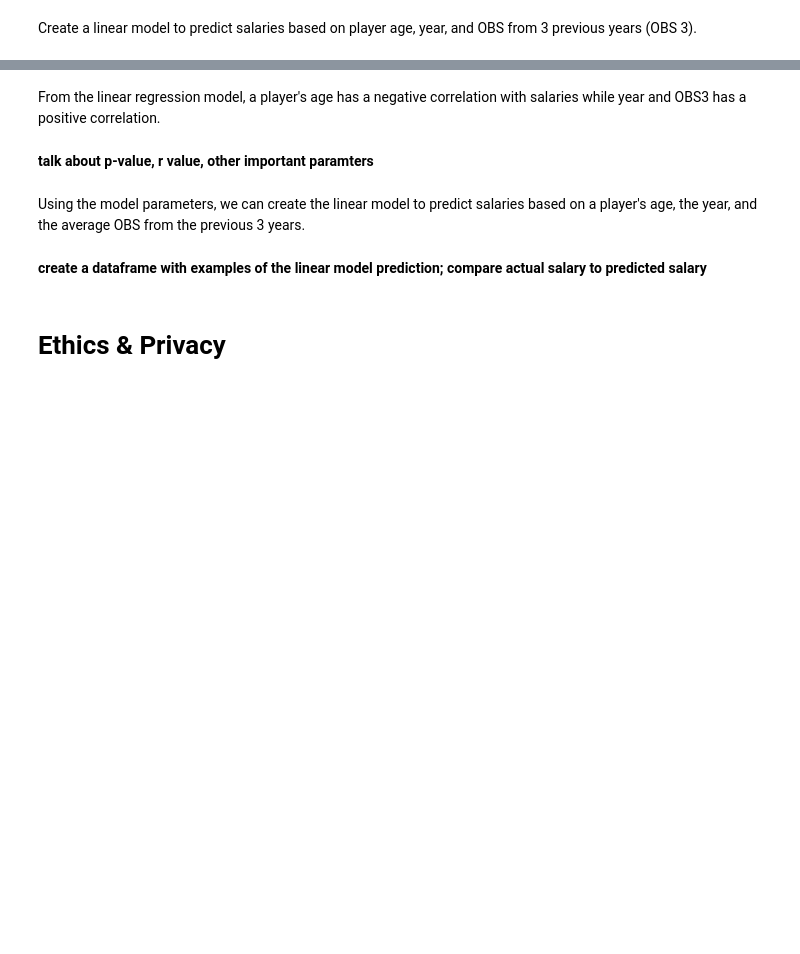
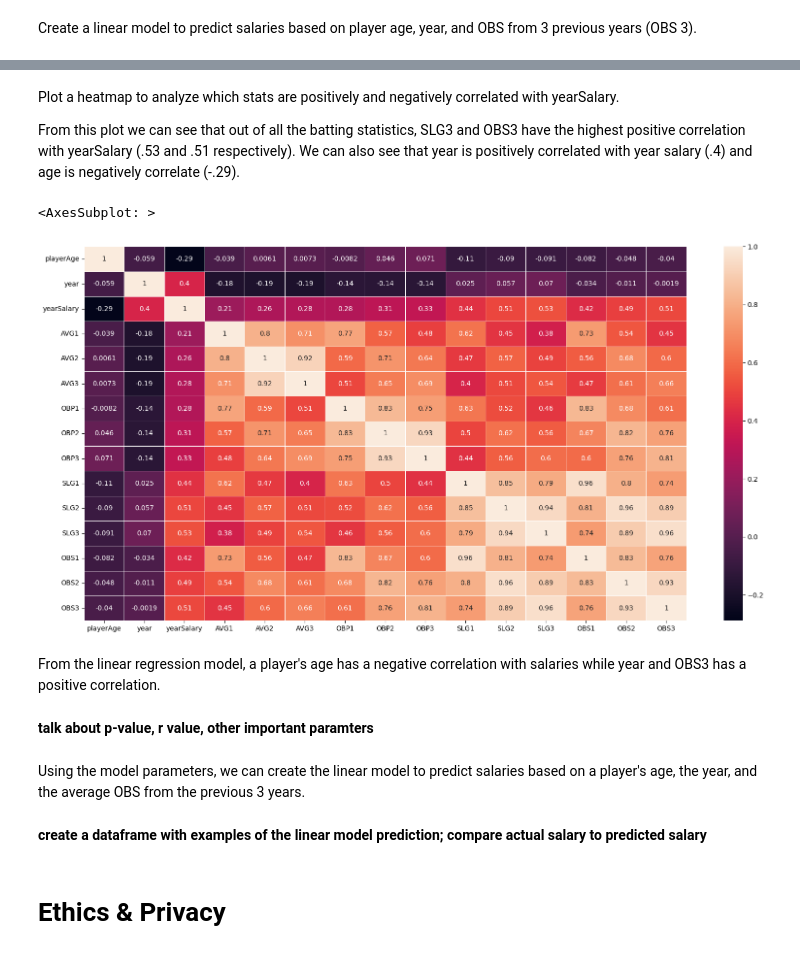
Before and after one commit to leo3friedman/baseball-salary-prediction, a Jupyter notebook: FinalProjectGroup_042-Fa22.ipynb, the cells around one changed output, grey strips where cells are left out. Saved outputs shown, nothing was run; the diff lists cells and outputs as text; code cells hidden in the pictures; blank space fills up the shorter version.

Commit message:
add heatmap to show correlation

```diff
--- a/FinalProjectGroup_042-Fa22.ipynb
+++ b/FinalProjectGroup_042-Fa22.ipynb
@@ -696,6 +696,16 @@ Notes:
 [1] Standard Errors assume that the covariance matrix of the errors is correctly specified.
 [2] The condition number is large, 4.65e+05. This might indicate that there are
 strong multicollinearity or other numerical problems.
+# %% [markdown]
+Plot a heatmap to analyze which stats are positively and negatively correlated with yearSalary.
+
+From this plot we can see that out of all the batting statistics, SLG3 and OBS3 have the highest positive correlation with yearSalary (.53 and .51 respectively). We can also see that year is positively correlated with year salary (.4) and age is negatively correlate (-.29).
+# %%
+plt.figure(figsize=(20,10))
+sns.heatmap(contracts.corr(),annot=True,linewidth=0.5)
+# %% [output]
+<AxesSubplot: >
+[figure, added]
 # %% [markdown]
 From the linear regression model, a player's age has a negative correlation with salaries while year and OBS3 has a positive correlation.
 # %% [markdown]
```
Also changed, not shown: parts of 11 cells of this notebook.
